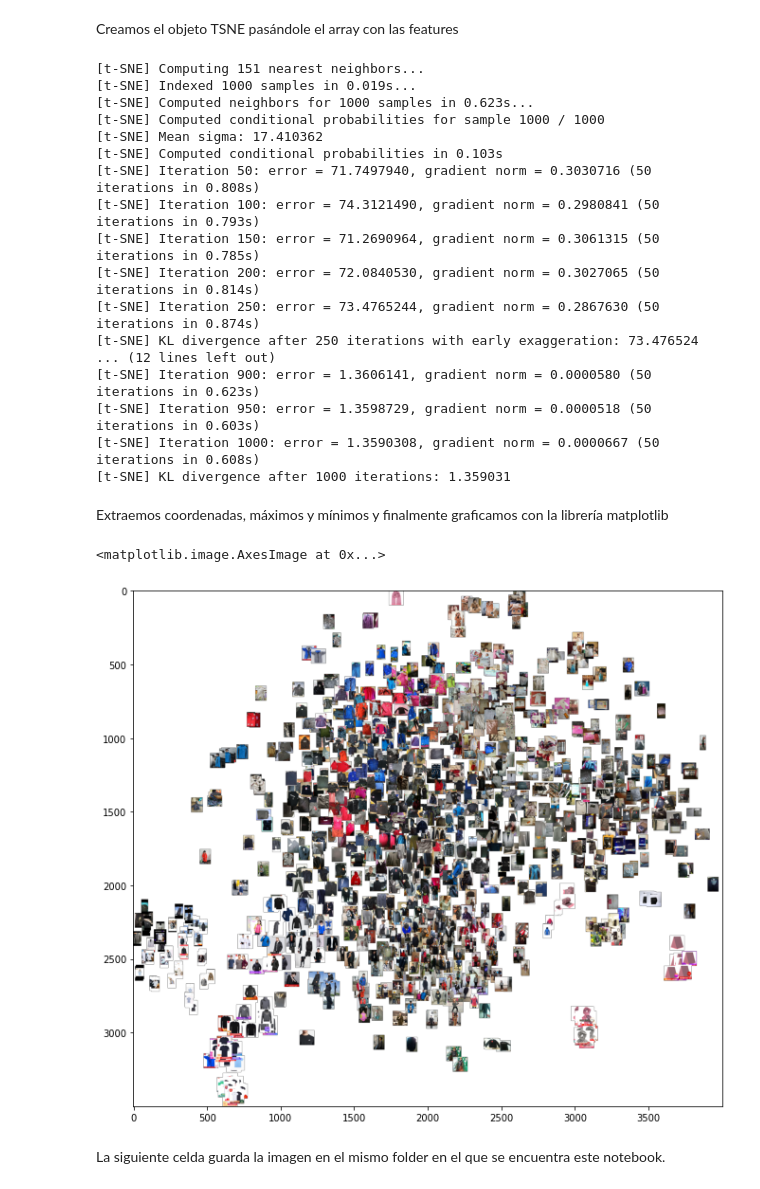
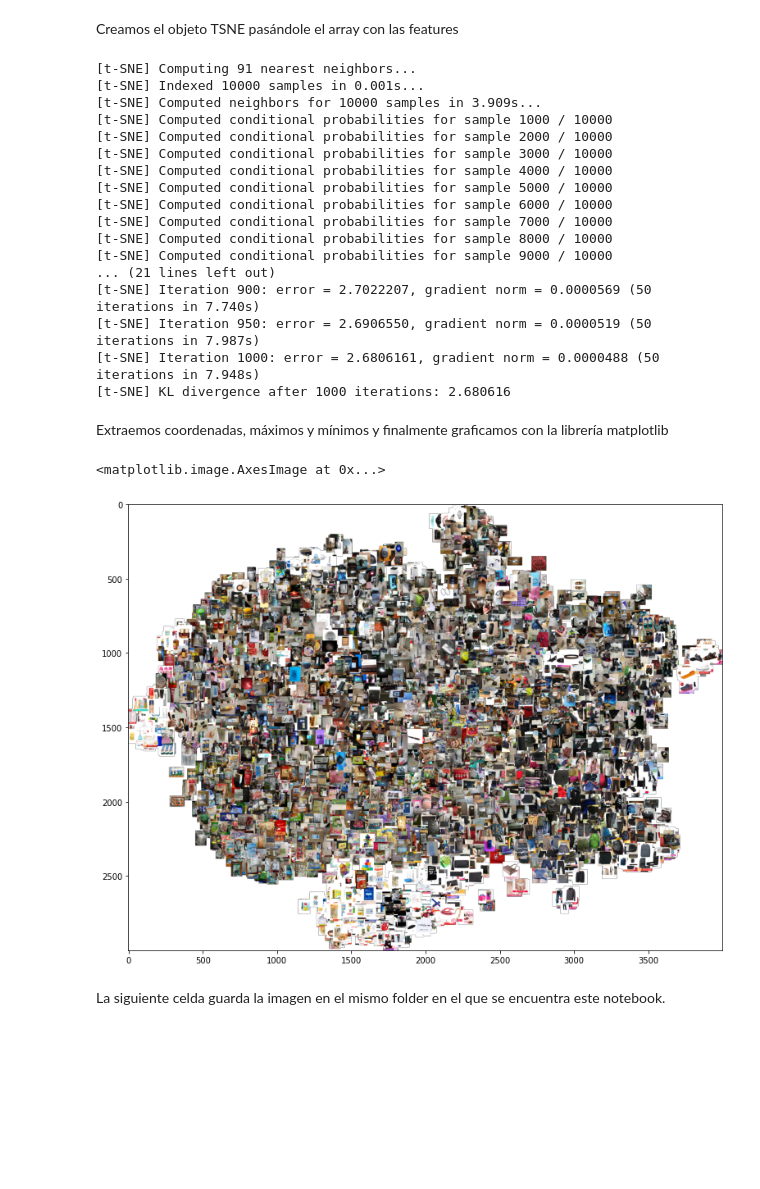
Before and after one commit to suulcoder/project_ai, a Jupyter notebook: clustering.ipynb, the cells around one changed output. Saved outputs shown, nothing was run; the diff lists cells and outputs as text; code cells hidden in the pictures; blank space fills up the shorter version.

```diff
--- a/clustering.ipynb
+++ b/clustering.ipynb
@@ -49,8 +61,14 @@ if maximo_imagenes < len(imagenes):
 # %% [markdown]
 A continuación,iteraremos sobre nuestro array de imágenes y abriremos cada imagen, extraeremos su vector de características y lo agregaremos a una lista llamada "features" que contendrá nuestras features para cada imagen.
 # %%
+timer1 = time.perf_counter()
 features = []
 for i, path_de_imagen in enumerate(imagenes):
+    if i % 100 == 0:
+        timer2 = time.perf_counter()
+        elap = timer2-timer1;
+        print("Analizando imagen %d / %d. en un tiempo de: %4.4f seconds." % (i, len(imagenes),elap))
+        timer1 = time.perf_counter()
     imagen, array_imagen = cargar_imagen(path_de_imagen);
     feature = extraer_features.predict(array_imagen)[0]
     features.append(feature)
@@ -63,12 +97,12 @@ Utilizamos PCA para reducir la redundancia en nuestros feature vectors y para op
 # %%
 features = np.array(features)
-pca = PCA(n_components=300)
+pca = PCA(n_components=30)
 pca.fit(features)
 pca_features = pca.transform(features)
 # %% [markdown]
 Prosegimos a delimitar el número de imágenes que mostraremos en la gráfica a través de la variable `imagenes_a_graficar`. Este parámetro es variable pero recuerde que el folder que descargó solo tiene 1000 imágenes. Si usted escoge un número menor al número de imágenes totales se randomizarán las imágenes seleccionadas para asegurarnos de no tomar solo la primera parte de todas las muestras y que esto ocasione resultados inconclusos.
 # %%
-imagenes_a_graficar = 1000
+imagenes_a_graficar = 10000
 
 if len(imagenes) > imagenes_a_graficar:
     sort_order = sorted(random.sample(range(len(imagenes)), imagenes_a_graficar))
@@ -77,44 +111,45 @@ if len(imagenes) > imagenes_a_graficar:
 # %% [markdown]
 Creamos el objeto TSNE pasándole el array con las features
 # %%
-tsne = TSNE(n_components=2, learning_rate=150, perplexity=50, angle=0.2, verbose=2).fit_transform(np.array(pca_features))
+X = np.array(pca_features)
+tsne = TSNE(n_components=2, learning_rate=150, perplexity=30, angle=0.2, verbose=2).fit_transform(X)
 # %% [output]
-[t-SNE] Computing 151 nearest neighbors...
-[t-SNE] Indexed 1000 samples in 0.019s...
-[t-SNE] Computed neighbors for 1000 samples in 0.623s...
-[t-SNE] Computed conditional probabilities for sample 1000 / 1000
-[t-SNE] Mean sigma: 17.410362
-[t-SNE] Computed conditional probabilities in 0.103s
-[t-SNE] Iteration 50: error = 71.7497940, gradient norm = 0.3030716 (50 iterations in 0.808s)
-[t-SNE] Iteration 100: error = 74.3121490, gradient norm = 0.2980841 (50 iterations in 0.793s)
-[t-SNE] Iteration 150: error = 71.2690964, gradient norm = 0.3061315 (50 iterations in 0.785s)
-[t-SNE] Iteration 200: error = 72.0840530, gradient norm = 0.3027065 (50 iterations in 0.814s)
-[t-SNE] Iteration 250: error = 73.4765244, gradient norm = 0.2867630 (50 iterations in 0.874s)
-[t-SNE] KL divergence after 250 iterations with early exaggeration: 73.476524
-... (12 lines left out)
-[t-SNE] Iteration 900: error = 1.3606141, gradient norm = 0.0000580 (50 iterations in 0.623s)
-[t-SNE] Iteration 950: error = 1.3598729, gradient norm = 0.0000518 (50 iterations in 0.603s)
-[t-SNE] Iteration 1000: error = 1.3590308, gradient norm = 0.0000667 (50 iterations in 0.608s)
-[t-SNE] KL divergence after 1000 iterations: 1.359031
+[t-SNE] Computing 91 nearest neighbors...
+[t-SNE] Indexed 10000 samples in 0.001s...
+[t-SNE] Computed neighbors for 10000 samples in 3.909s...
+[t-SNE] Computed conditional probabilities for sample 1000 / 10000
+[t-SNE] Computed conditional probabilities for sample 2000 / 10000
+[t-SNE] Computed conditional probabilities for sample 3000 / 10000
+[t-SNE] Computed conditional probabilities for sample 4000 / 10000
+[t-SNE] Computed conditional probabilities for sample 5000 / 10000
+[t-SNE] Computed conditional probabilities for sample 6000 / 10000
+[t-SNE] Computed conditional probabilities for sample 7000 / 10000
+[t-SNE] Computed conditional probabilities for sample 8000 / 10000
+[t-SNE] Computed conditional probabilities for sample 9000 / 10000
+... (21 lines left out)
+[t-SNE] Iteration 900: error = 2.7022207, gradient norm = 0.0000569 (50 iterations in 7.740s)
+[t-SNE] Iteration 950: error = 2.6906550, gradient norm = 0.0000519 (50 iterations in 7.987s)
+[t-SNE] Iteration 1000: error = 2.6806161, gradient norm = 0.0000488 (50 iterations in 7.948s)
+[t-SNE] KL divergence after 1000 iterations: 2.680616
 # %% [markdown]
 Extraemos coordenadas, máximos y mínimos y finalmente graficamos con la librería matplotlib
 # %%
 tx, ty = tsne[:,0], tsne[:,1]
 tx = (tx-np.min(tx)) / (np.max(tx) - np.min(tx))
 ty = (ty-np.min(ty)) / (np.max(ty) - np.min(ty))
 
-imagen_cluster = Image.new('RGBA', (4000, 3500))
+imagen_cluster = Image.new('RGBA', (4000, 3000))
 for imagen, x, y in zip(imagenes, tx, ty):
     tile = Image.open(imagen)
     rs = max(1, tile.width/100, tile.height/100)
     tile = tile.resize((int(tile.width/rs), int(tile.height/rs)), Image.ANTIALIAS)
-    imagen_cluster.paste(tile, (int((4000-100)*x), int((3500-100)*y)), mask=tile.convert('RGBA'))
+    imagen_cluster.paste(tile, (int((4000-100)*x), int((3000-100)*y)), mask=tile.convert('RGBA'))
 
 matplotlib.pyplot.figure(figsize = (14,10))
 imshow(imagen_cluster)
 # %% [output]
 <matplotlib.image.AxesImage at 0x...>
-[figure, old version]
+[figure, new version]
 # %% [markdown]
 La siguiente celda guarda la imagen en el mismo folder en el que se encuentra este notebook.
 # %%
```
Also changed, not shown: parts of 7 cells of this notebook, 2 other files.
